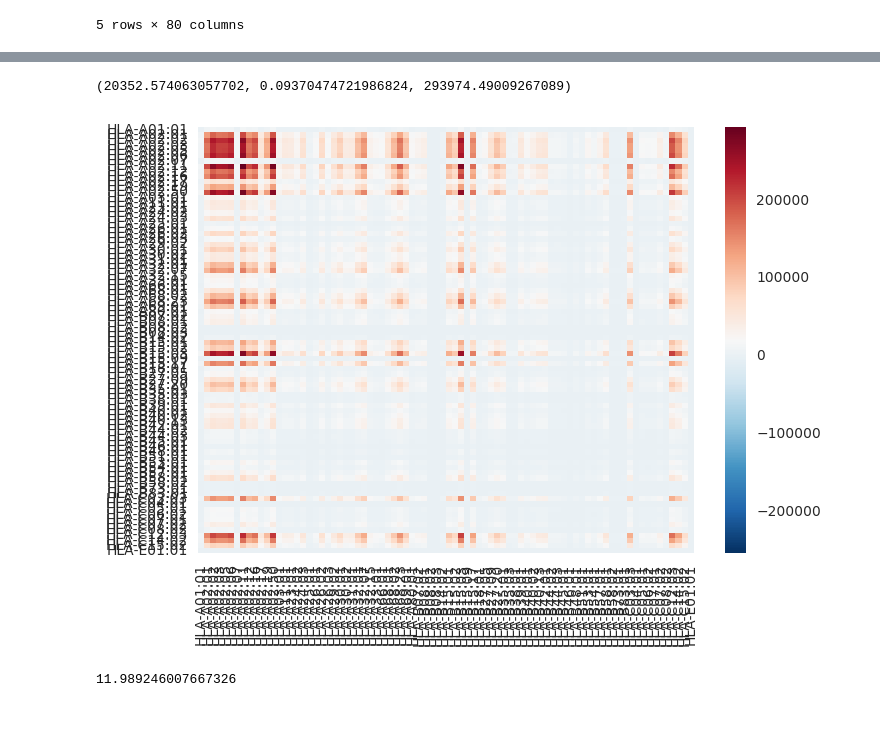
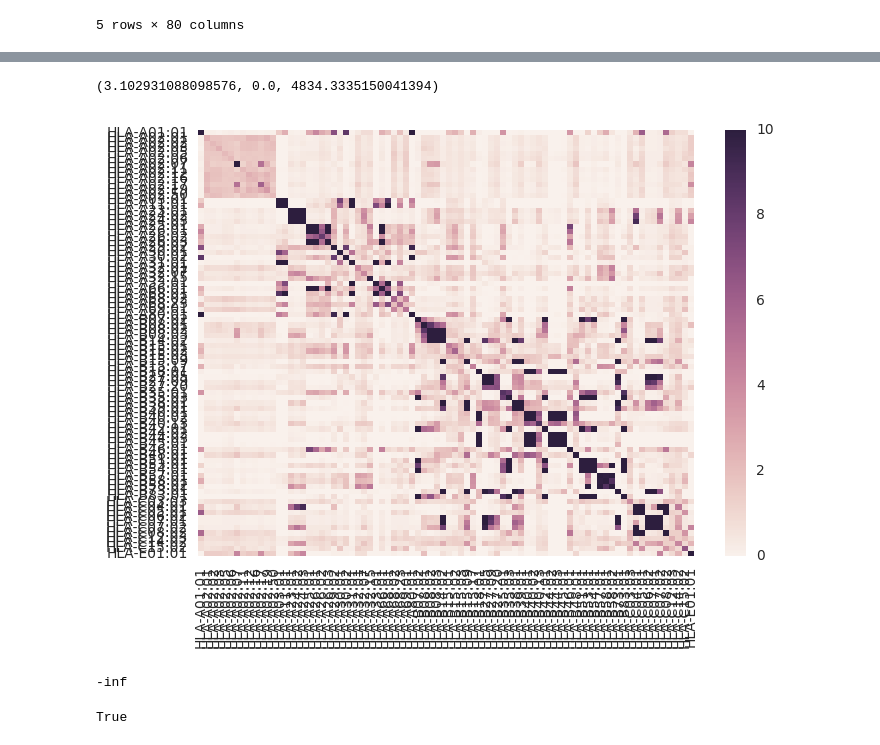
Before and after one commit to antigenomics/ipred, a Jupyter notebook: Binders_heatmap.ipynb, the cells around one changed output, grey strips where cells are left out. Saved outputs shown, nothing was run; the diff lists cells and outputs as text; code cells hidden in the pictures; blank space fills up the shorter version.

```diff
--- a/Binders_heatmap.ipynb
+++ b/Binders_heatmap.ipynb
@@ -253,5 +224,6 @@ for key in file_dict.keys():
 # %%
-df_norm = df_add.apply(lambda r: df_add.sum()[r.name]*df_add.sum(1)[r.index]/df_add.sum().sum())
+df_norm = df_add.apply(lambda r: \
+                       df_add.loc[r.index, r.name]*df_add.sum().sum()/(df_add.sum()[r.name]*df_add.sum(1)[r.index]))
 # %%
 df_norm.head()
 # %% [output]
@@ -265,12 +237,17 @@ df_norm.head()
 # %%
 df_norm.mean().mean(), df_norm.min().min(), df_norm.max().max()
 # %% [output]
-(20352.574063057702, 0.09370474721986824, 293974.49009267089)
+(3.102931088098576, 0.0, 4834.3335150041394)
 # %%
-n = sns.heatmap(df_norm, center=20353)
+n = sns.heatmap(df_norm, vmin=0, vmax=10)
 # %% [output]
-[figure, old version]
+[figure, new version]
 # %%
-df_norm.applymap(np.log2).mean().mean()
+df_normlog = df_norm.applymap(np.log2)
+df_normlog.mean().mean()
 # %% [output]
-11.989246007667326
+-inf
+# %%
+all(df_normlog==np.inf)
+# %% [output]
+True
```
Also changed, not shown: parts of 14 cells of this notebook, 8 other files.
